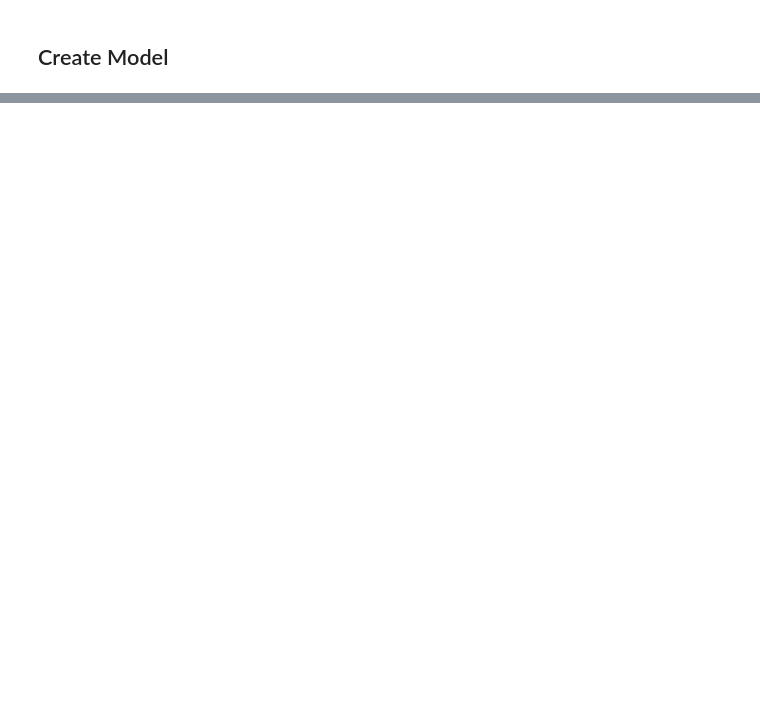
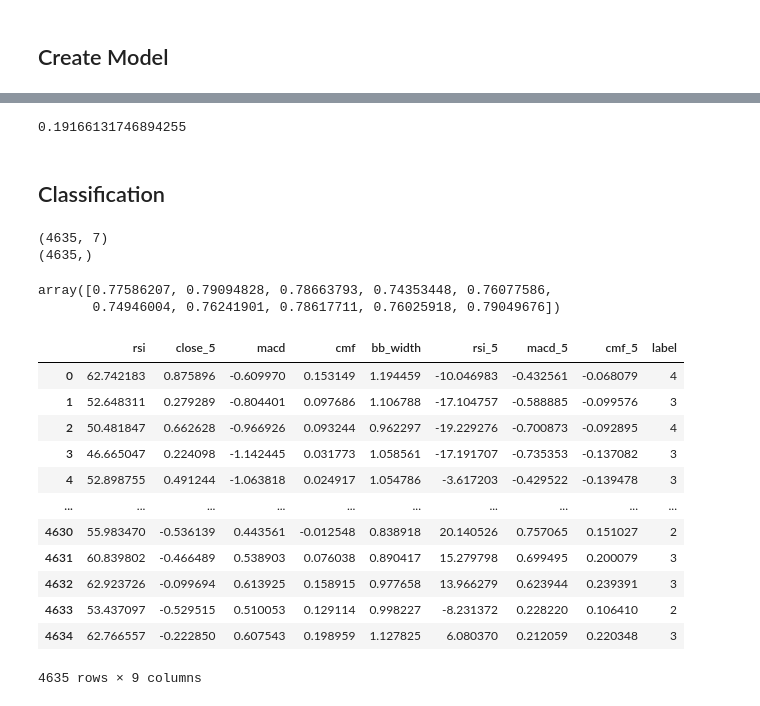
Before and after one commit to Deniz-Jasa/stock_prediction_model, a Jupyter notebook: rsi.ipynb, the cells around one changed output, grey strips where cells are left out. Saved outputs shown, nothing was run; the diff lists cells and outputs as text; code cells hidden in the pictures; blank space fills up the shorter version.

Commit message:
add classification

```diff
--- a/rsi.ipynb
+++ b/rsi.ipynb
@@ -97,0 +146,22 @@ different:     [0.03804931 0.00092979 0.00499123 0.00603259 0.00097279 0.0007621
+# %%
+metrics.r2_score(y_test, prediction)
+# %% [output]
+0.19166131746894255
+# %% [markdown]
+## Classification
+# %%
+from sklearn.ensemble import RandomForestClassifier
+
+clf1 = RandomForestClassifier(random_state=0)
+
+X = data2.drop(['close_5', 'label'], axis=1).to_numpy()
+y = data2[['label']].to_numpy()
+
+X = np.array(X)
+y = np.array(y).ravel()
+
+print(X.shape)
+print(y.shape)
+# %% [output]
+(4635, 7)
+(4635,)
@@ -97,0 +170,21 @@ different:     [0.03804931 0.00092979 0.00499123 0.00603259 0.00097279 0.0007621
+# %%
+scores
+# %% [output]
+array([0.77586207, 0.79094828, 0.78663793, 0.74353448, 0.76077586,
+       0.74946004, 0.76241901, 0.78617711, 0.76025918, 0.79049676])
+# %%
+data2
+# %% [output]
+|  | rsi | close_5 | macd | cmf | bb_width | rsi_5 | macd_5 | cmf_5 | label |
+| 0 | 62.742183 | 0.875896 | -0.609970 | 0.153149 | 1.194459 | -10.046983 | -0.432561 | -0.068079 | 4 |
+| 1 | 52.648311 | 0.279289 | -0.804401 | 0.097686 | 1.106788 | -17.104757 | -0.588885 | -0.099576 | 3 |
+| 2 | 50.481847 | 0.662628 | -0.966926 | 0.093244 | 0.962297 | -19.229276 | -0.700873 | -0.092895 | 4 |
+| 3 | 46.665047 | 0.224098 | -1.142445 | 0.031773 | 1.058561 | -17.191707 | -0.735353 | -0.137082 | 3 |
+| 4 | 52.898755 | 0.491244 | -1.063818 | 0.024917 | 1.054786 | -3.617203 | -0.429522 | -0.139478 | 3 |
+| ... | ... | ... | ... | ... | ... | ... | ... | ... | ... |
+| 4630 | 55.983470 | -0.536139 | 0.443561 | -0.012548 | 0.838918 | 20.140526 | 0.757065 | 0.151027 | 2 |
+| 4631 | 60.839802 | -0.466489 | 0.538903 | 0.076038 | 0.890417 | 15.279798 | 0.699495 | 0.200079 | 3 |
+| 4632 | 62.923726 | -0.099694 | 0.613925 | 0.158915 | 0.977658 | 13.966279 | 0.623944 | 0.239391 | 3 |
+| 4633 | 53.437097 | -0.529515 | 0.510053 | 0.129114 | 0.998227 | -8.231372 | 0.228220 | 0.106410 | 2 |
+| 4634 | 62.766557 | -0.222850 | 0.607543 | 0.198959 | 1.127825 | 6.080370 | 0.212059 | 0.220348 | 3 |
+4635 rows × 9 columns
```
Also changed, not shown: parts of 14 cells of this notebook.
